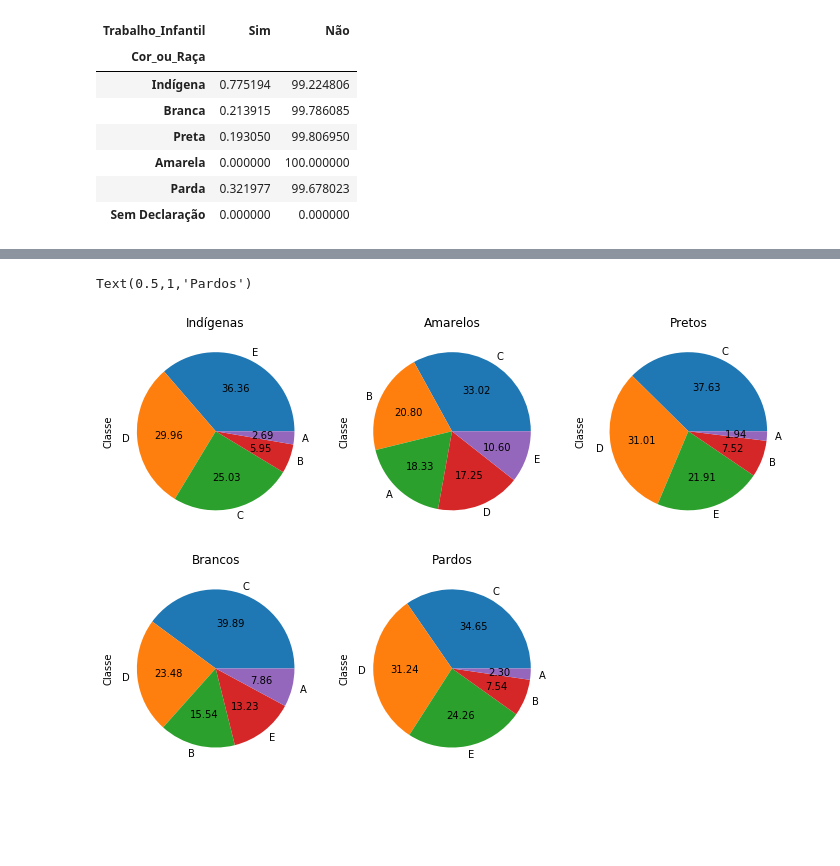
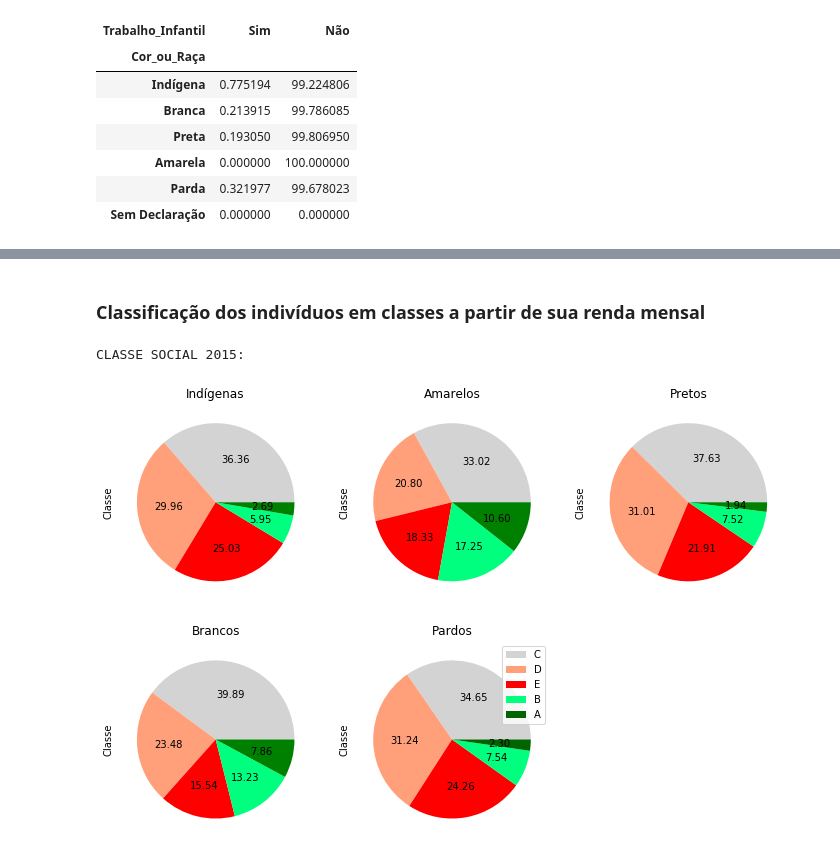
Before and after one commit to vinihsu/Ci-ncia-dos-Dados-DP, a Jupyter notebook: Projeto 1-checkpoint.ipynb, the cells around one changed output, grey strips where cells are left out. Drawn from its saved outputs; the diff is of its cells as text; code cells hidden in the pictures; blank space fills up the shorter version.

```diff
--- a/Projeto 1-checkpoint.ipynb
+++ b/Projeto 1-checkpoint.ipynb
@@ -176,3 +290,5 @@ Name: Renda, dtype: float64
+# %% [markdown]
+### Classificação dos indivíduos em classes a partir de sua renda mensal
 # %%
 
 dados2015_renda.loc[(dados2015.Renda<=1000), 'Classe']='E'
@@ -181,31 +297,34 @@ dados2015_renda.loc[(dados2015.Renda<=5000)&(dados2015.Renda>2000), 'Classe']='C
 dados2015_renda.loc[(dados2015.Renda<=10000)&(dados2015.Renda>5000), 'Classe']='B'
 dados2015_renda.loc[(dados2015.Renda>10000), 'Classe']='A'
 # %%
+print("CLASSE SOCIAL 2015:")
 fig = plt.figure(figsize=(12,8))
 plt.subplot(233)
 classepreta = dados2015_renda.Classe[dados2015_renda.Cor_ou_Raça == 'Preta'].value_counts()
-classepreta.plot(kind='pie', autopct="%.2f",legend=False)
+classepreta.plot(kind='pie', autopct="%.2f",labels=None, colors=['lightgrey','lightsalmon','red', 'springgreen','green','darkgreen'])
 plt.title('Pretos')
 
 plt.subplot(232)
 classeamarela= dados2015_renda.Classe[dados2015_renda.Cor_ou_Raça == 'Amarela'].value_counts()
-classeamarela.plot(kind='pie', autopct="%.2f",legend=False)
+classeamarela.plot(kind='pie', autopct="%.2f",labels=None, colors=['lightgrey','lightsalmon','red', 'springgreen','green','darkgreen'])
 plt.title('Amarelos')
 
 plt.subplot(231)
 classeindígena= dados2015_renda.Classe[dados2015_renda.Cor_ou_Raça == 'Indígena'].value_counts()
-classeindígena.plot(kind='pie', autopct="%.2f",legend=False)
+classeindígena.plot(kind='pie', autopct="%.2f",labels=None, colors=['lightgrey','lightsalmon','red', 'springgreen','green','darkgreen'])
 plt.title('Indígenas')
 
 plt.subplot(234)
 classebranca = dados2015_renda.Classe[dados2015_renda.Cor_ou_Raça == 'Branca'].value_counts()
-classebranca.plot(kind='pie', autopct="%.2f",legend=False)
+classebranca.plot(kind='pie', autopct="%.2f",labels=None, colors=['lightgrey','lightsalmon','red', 'springgreen','green','darkgreen'])
 plt.title('Brancos')
 
 plt.subplot(235)
 classeparda = dados2015_renda.Classe[dados2015_renda.Cor_ou_Raça == 'Parda'].value_counts()
-classeparda.plot(kind='pie', autopct="%.2f",legend=False)
+classeparda.plot(kind='pie', autopct="%.2f",legend=True, labels=None, colors=['lightgrey','lightsalmon','red', 'springgreen','darkgreen','green'])
 plt.title('Pardos')
+
+plt.show()
 # %% [output]
-Text(0.5,1,'Pardos')
+CLASSE SOCIAL 2015:
-[figure, old version]
+[figure, new version]
```
Also changed, not shown: parts of 29 cells of this notebook.
